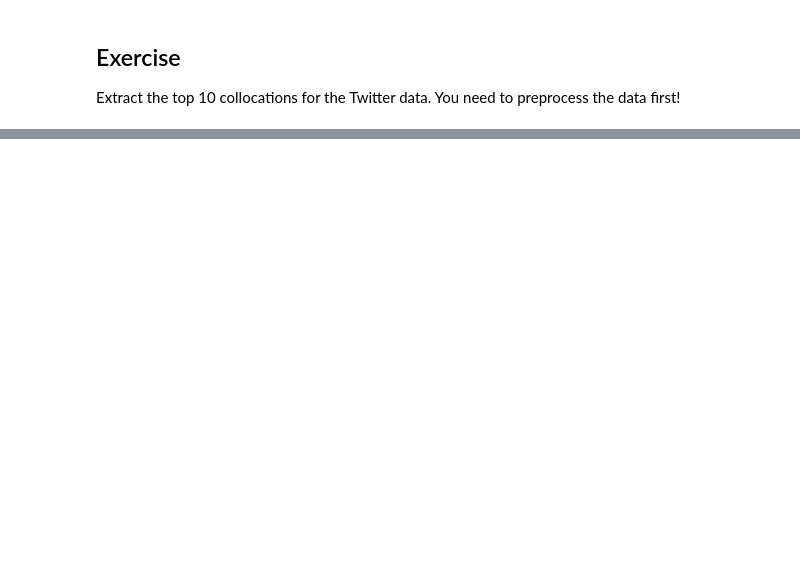
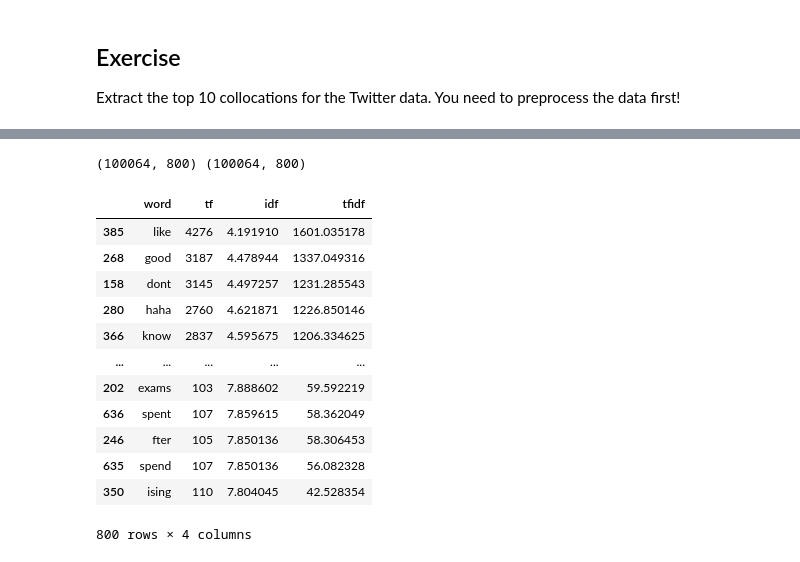
Before and after one commit to AzzaAbdelGhani/Natural_Language_Processing, a Jupyter notebook: Labs/3_Information_Retrieval.ipynb, the cells around one changed output, grey strips where cells are left out. Drawn from its saved outputs; the diff is of its cells as text; code cells hidden in the pictures; blank space fills up the shorter version.

```diff
--- a/Labs/3_Information_Retrieval.ipynb
+++ b/Labs/3_Information_Retrieval.ipynb
@@ -159,0 +483,32 @@ Extract the top 10 collocations for the Twitter data. You need to preprocess the
+# %%
+tfidf_vectorizer = TfidfVectorizer(analyzer='word',
+                                   min_df=0.001,
+                                   max_df=0.75,
+                                   stop_words='english',
+                                   sublinear_tf=True)
+X = tfidf_vectorizer.fit_transform(cleaned_tweets)
+vectorizer = CountVectorizer(analyzer='word', min_df=0.001, max_df=0.75, stop_words='english')
+X2 = vectorizer.fit_transform(cleaned_tweets)
+print(X.shape ,X2.shape)
+df = pd.DataFrame(data={'word': vectorizer.get_feature_names(),
+                        'tf': X2.sum(axis=0).A1,
+                        'idf': tfidf_vectorizer.idf_,
+                        'tfidf': X.sum(axis=0).A1
+                       })
+df = df.sort_values(['tfidf', 'tf', 'idf'], ascending=False)
+df
+# %% [output]
+(100064, 800) (100064, 800)
+|  | word | tf | idf | tfidf |
+| 385 | like | 4276 | 4.191910 | 1601.035178 |
+| 268 | good | 3187 | 4.478944 | 1337.049316 |
+| 158 | dont | 3145 | 4.497257 | 1231.285543 |
+| 280 | haha | 2760 | 4.621871 | 1226.850146 |
+| 366 | know | 2837 | 4.595675 | 1206.334625 |
+| ... | ... | ... | ... | ... |
+| 202 | exams | 103 | 7.888602 | 59.592219 |
+| 636 | spent | 107 | 7.859615 | 58.362049 |
+| 246 | fter | 105 | 7.850136 | 58.306453 |
+| 635 | spend | 107 | 7.850136 | 56.082328 |
+| 350 | ising | 110 | 7.804045 | 42.528354 |
+800 rows × 4 columns
```
Also changed, not shown: parts of 33 cells of this notebook.
